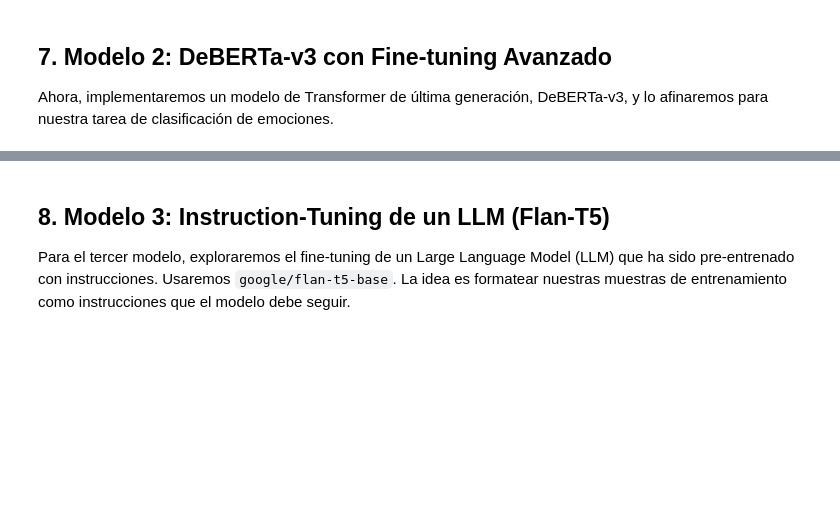
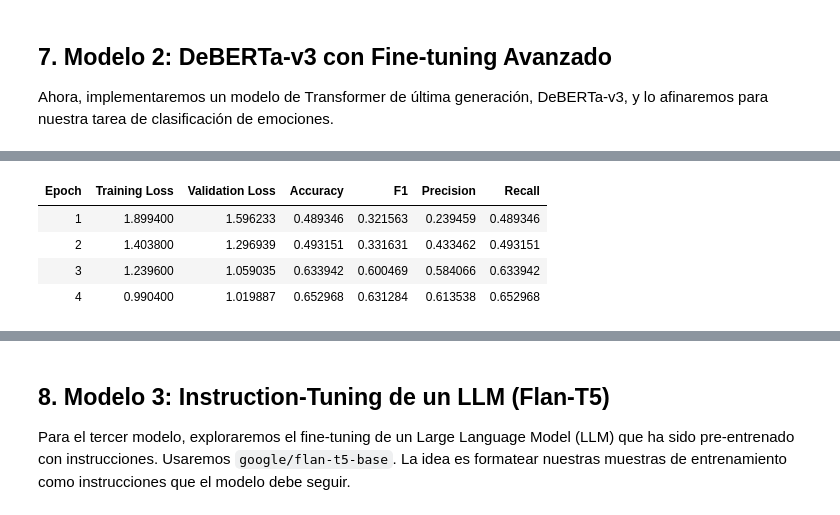
Before and after one commit to elidepb/PhawAI_NLP_EEPB, a Jupyter notebook: nlp_emotion_clasifier.ipynb, the cells around one changed output, grey strips where cells are left out. Saved outputs shown, nothing was run; the diff lists cells and outputs as text; code cells hidden in the pictures; blank space fills up the shorter version.

```diff
--- a/nlp_emotion_clasifier.ipynb
+++ b/nlp_emotion_clasifier.ipynb
@@ -631,6 +819,33 @@ os.environ["HF_HUB_OFFLINE"] = "1"
 os.environ["TRANSFORMERS_OFFLINE"] = "1"
 os.environ["HF_DATASETS_OFFLINE"] = "1"
 os.environ["WANDB_DISABLED"] = "true"
+
+# Limpiar espacio en disco antes de entrenar
+import shutil
+import tempfile
+
+def cleanup_disk_space():
+    """Limpia archivos temporales y checkpoints antiguos para liberar espacio"""
+    # Limpiar directorio temporal
+    temp_dir = tempfile.gettempdir()
+    print(f"Limpiando directorio temporal: {temp_dir}")
+
+    # Eliminar directorios de resultados anteriores si existen
+    dirs_to_clean = ['./results_deberta', './logs_deberta', './checkpoints']
+    for dir_path in dirs_to_clean:
+        if os.path.exists(dir_path):
+            shutil.rmtree(dir_path)
+            print(f"Eliminado: {dir_path}")
+
+    # Verificar espacio disponible
+    total, used, free = shutil.disk_usage("./")
+    print(f"Espacio libre: {free // (2**30)} GB")
+    return free // (2**30)  # Retorna GB libres
+
+# Ejecutar limpieza
+free_gb = cleanup_disk_space()
+if free_gb < 2:
+    print("⚠️  ADVERTENCIA: Poco espacio libre en disco. Considera liberar más espacio.")
 
 # Crear mappings con tipos nativos de Python usando label_encoder
 id2label = {int(i): str(label) for i, label in enumerate(label_encoder.classes_)}
@@ -661,25 +876,33 @@ except Exception as e:
     model_deberta.config.id2label = id2label
     model_deberta.config.label2id = label2id
 
-# Training arguments
+# Argumentos de entrenamiento optimizados para reducir uso de disco
 training_args = TrainingArguments(
     output_dir='./results_deberta',
-    num_train_epochs=3,
-    per_device_train_batch_size=32,
-    per_device_eval_batch_size=32,
+    num_train_epochs=4,
+    learning_rate=2e-5,
+    per_device_train_batch_size=16,  # Reducido de 32 a 16
+    per_device_eval_batch_size=16,   # Reducido de 32 a 16
+    gradient_accumulation_steps=4,   # Aumentado de 2 a 4 para compensar batch size menor
     warmup_steps=500,
     weight_decay=0.01,
     logging_dir='./logs_deberta',
-    logging_steps=10,
-    eval_strategy="epoch",  # Cambiado de evaluation_strategy
-    save_strategy="epoch",
-    load_best_model_at_end=True,
+    logging_steps=50,  # Reducir frecuencia de logging
+    eval_strategy="epoch",
+    save_strategy="no",  # CAMBIO CLAVE: No guardar checkpoints intermedios
+    # save_steps=1000,   # Comentado porque save_strategy="no"
+    # save_total_limit=1,  # Comentado porque save_strategy="no"
+    load_best_model_at_end=False,  # CAMBIO: Deshabilitado para ahorrar espacio
     metric_for_best_model="f1",
     greater_is_better=True,
     push_to_hub=False,
+    lr_scheduler_type='cosine',
+    dataloader_num_workers=0,  # Reducir workers para ahorrar memoria
+    save_safetensors=False,    # CAMBIO: Usar formato pickle en lugar de safetensors
+    report_to=None,  # CAMBIO: Reemplaza el deprecated WANDB_DISABLED
 )
 
-# Metrics function
+# Función de métricas
 def compute_metrics(eval_pred):
     from sklearn.metrics import precision_recall_fscore_support, accuracy_score
 
@@ -694,7 +917,7 @@ def compute_metrics(eval_pred):
         'recall': recall
     }
 
-# Trainer
+# Entrenador
 trainer = Trainer(
     model=model_deberta,
     args=training_args,
@@ -703,7 +926,26 @@ trainer = Trainer(
     compute_metrics=compute_metrics,
 )
 
-# Train the model
+# Entrenar el modelo
 print("Starting DeBERTa model training...")
-trainer.train()
-print("Training finished.")
+print("⚠️  Nota: Los checkpoints intermedios están deshabilitados para ahorrar espacio")
+
+try:
+    trainer.train()
+    print("Training finished successfully!")
+
+    # Guardar solo el modelo final
+    final_model_path = './final_deberta_model'
+    trainer.save_model(final_model_path)
+    print(f"Modelo final guardado en: {final_model_path}")
+
+except Exception as e:
+    print(f"Error durante el entrenamiento: {e}")
+    # Intentar liberar memoria y guardar el estado actual
+    torch.cuda.empty_cache() if torch.cuda.is_available() else None
+    print("Memoria GPU liberada")
+
+# Opcional: Verificar espacio final
+total, used, free = shutil.disk_usage("./")
+print(f"Espacio libre final: {free // (2**30)} GB")
+# %% [output]
@@ -709,0 +961,5 @@ print("Training finished.")
+| Epoch | Training Loss | Validation Loss | Accuracy | F1 | Precision | Recall |
+| 1 | 1.899400 | 1.596233 | 0.489346 | 0.321563 | 0.239459 | 0.489346 |
+| 2 | 1.403800 | 1.296939 | 0.493151 | 0.331631 | 0.433462 | 0.493151 |
+| 3 | 1.239600 | 1.059035 | 0.633942 | 0.600469 | 0.584066 | 0.633942 |
+| 4 | 0.990400 | 1.019887 | 0.652968 | 0.631284 | 0.613538 | 0.652968 |
```
Also changed, not shown: parts of 31 cells of this notebook.
